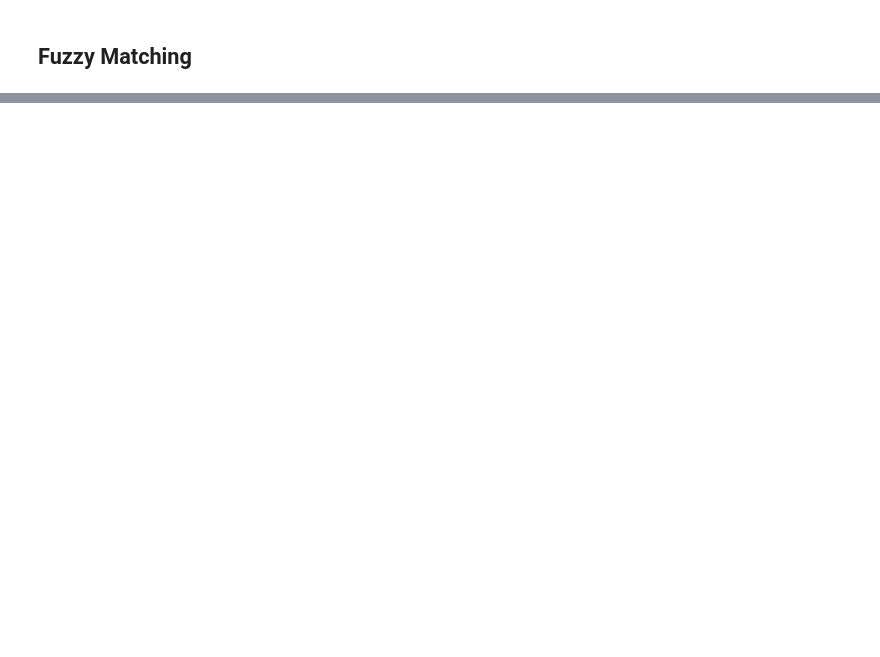
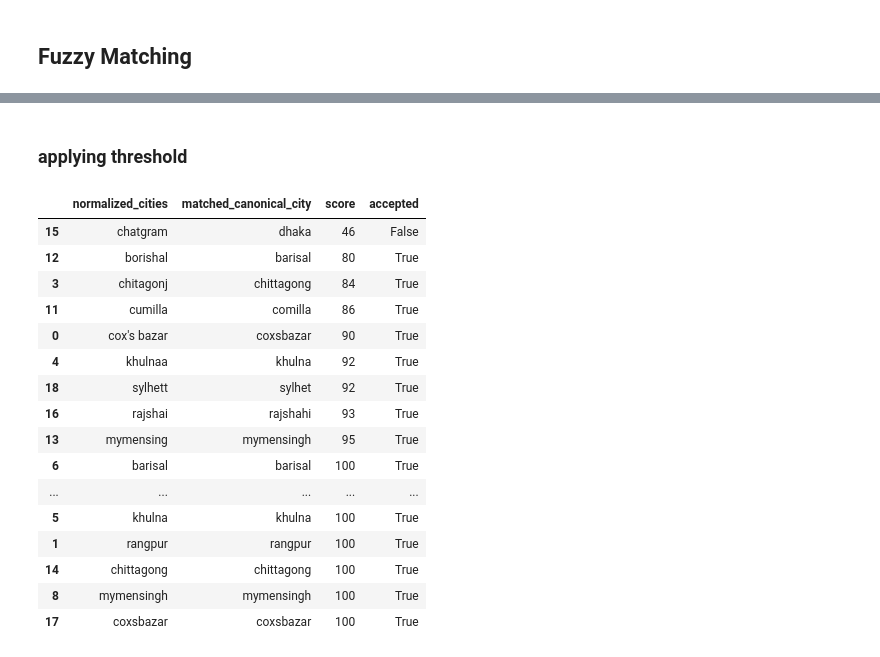
Before and after one commit to jihad-islam/Learning-ML, a Jupyter notebook: 6.Data_Cleaning/5.inconsistent_data_entry.ipynb, the cells around one changed output, grey strips where cells are left out. Cells and saved outputs as stored; diff of their text form; code cells hidden in the pictures; blank space fills up the shorter version.

```diff
--- a/6.Data_Cleaning/5.inconsistent_data_entry.ipynb
+++ b/6.Data_Cleaning/5.inconsistent_data_entry.ipynb
@@ -157,0 +199,30 @@ print(df['city'].unique())
+# %%
+# normalized_canonical_cities er moddhe normalization er por 19 ta unique city ase
+normalized_canonical_cities = df['city'].unique()
+paired_cities = []
+
+
+ # for loop start
+for city in normalized_canonical_cities:
+
+    # best match ber kortesi, canonical_data er sathe compare kore. match er moddhe best match and score er tuple ase. match[0] = best match and match[1] = score
+    # match er moddhe main canonical city er string and  etar sathe normalized city er comparison score thakbe.
+    match = process.extractOne(
+        city,
+        canonical_cities,
+        scorer=fuzz.ratio
+    )
+
+    paired_cities.append({
+        'normalized_cities': city,
+        'matched_canonical_city': match[0], # ekhon matchched er moddhe main canonical city er string ase.
+        'score': match[1]
+    })
+    # for loop end
+
+# paired_cities_df er moddhe canonical_city and text normalization korar por unique city gular score store ase.
+# paired_cities_df e normalized unique je 19 ta city paisi ekhanew oi 19 tai row ase
+paired_cities_df = pd.DataFrame(paired_cities)
+
+# kono threshold apply korlam na just data gula observe korbo.
+paired_cities_df.sort_values(by='score', ascending = True)
@@ -157,0 +247,2 @@ print(df['city'].unique())
+# %% [markdown]
+### applying threshold
@@ -157,0 +255,26 @@ print(df['city'].unique())
+# %%
+threshold = 70
+
+# paired_cities_df e new column add korlam. jekhane True or False thakbe just.
+# ekhane kintu kono loop use kora hoy nai. karon paired_cities_df['score'] mane ami score nam er full column tai access pailam. so loop use korar dorkar nai.
+paired_cities_df['accepted'] = paired_cities_df['score'] >= threshold
+
+paired_cities_df.sort_values( by='score', ascending=True )
+# %% [output]
+|  | normalized_cities | matched_canonical_city | score | accepted |
+| 15 | chatgram | dhaka | 46 | False |
+| 12 | borishal | barisal | 80 | True |
+| 3 | chitagonj | chittagong | 84 | True |
+| 11 | cumilla | comilla | 86 | True |
+| 0 | cox's bazar | coxsbazar | 90 | True |
+| 4 | khulnaa | khulna | 92 | True |
+| 18 | sylhett | sylhet | 92 | True |
+| 16 | rajshai | rajshahi | 93 | True |
+| 13 | mymensing | mymensingh | 95 | True |
+| 6 | barisal | barisal | 100 | True |
+| ... | ... | ... | ... | ... |
+| 5 | khulna | khulna | 100 | True |
+| 1 | rangpur | rangpur | 100 | True |
+| 14 | chittagong | chittagong | 100 | True |
+| 8 | mymensingh | mymensingh | 100 | True |
+| 17 | coxsbazar | coxsbazar | 100 | True |
```
Also changed, not shown: parts of 45 cells of this notebook, 3 other files.
